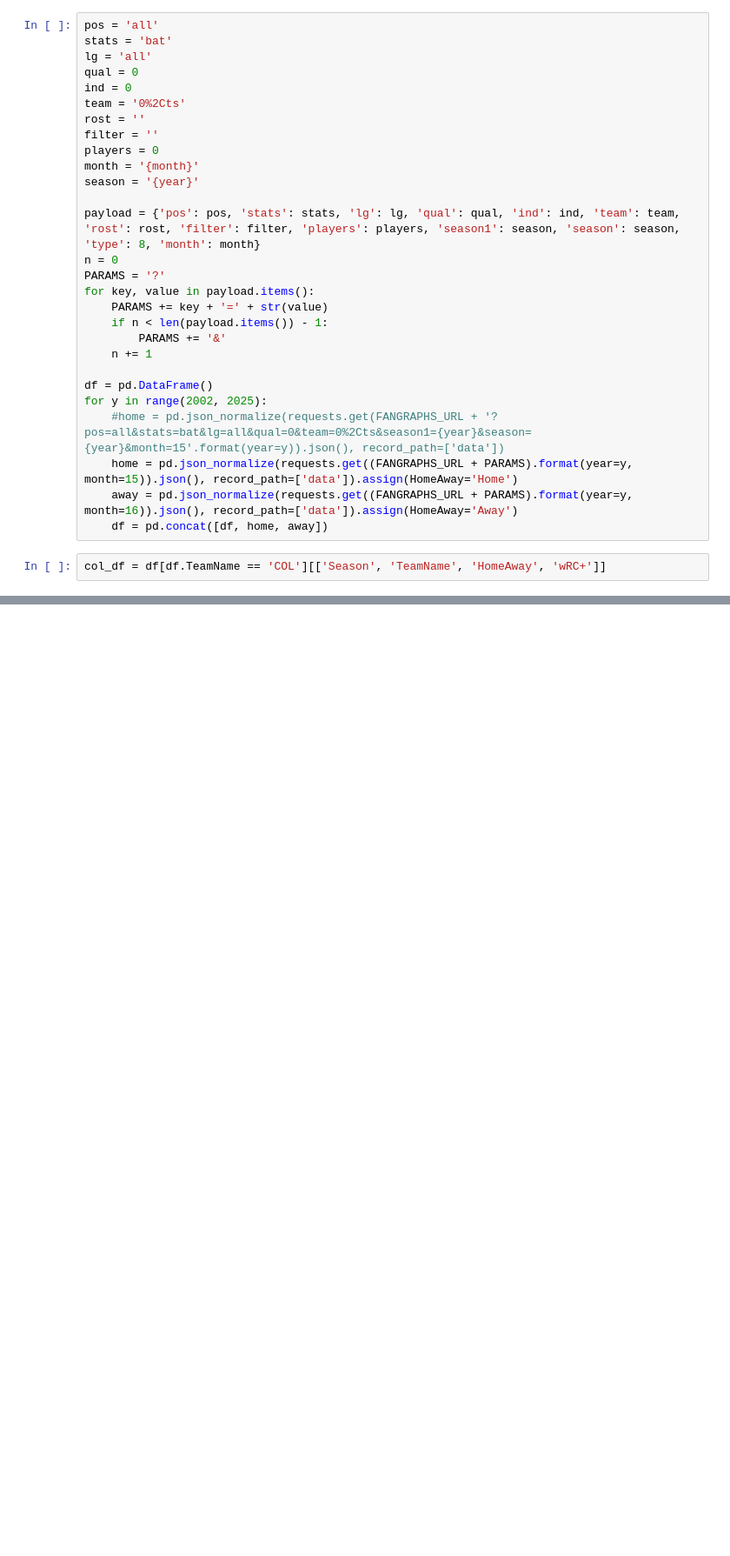
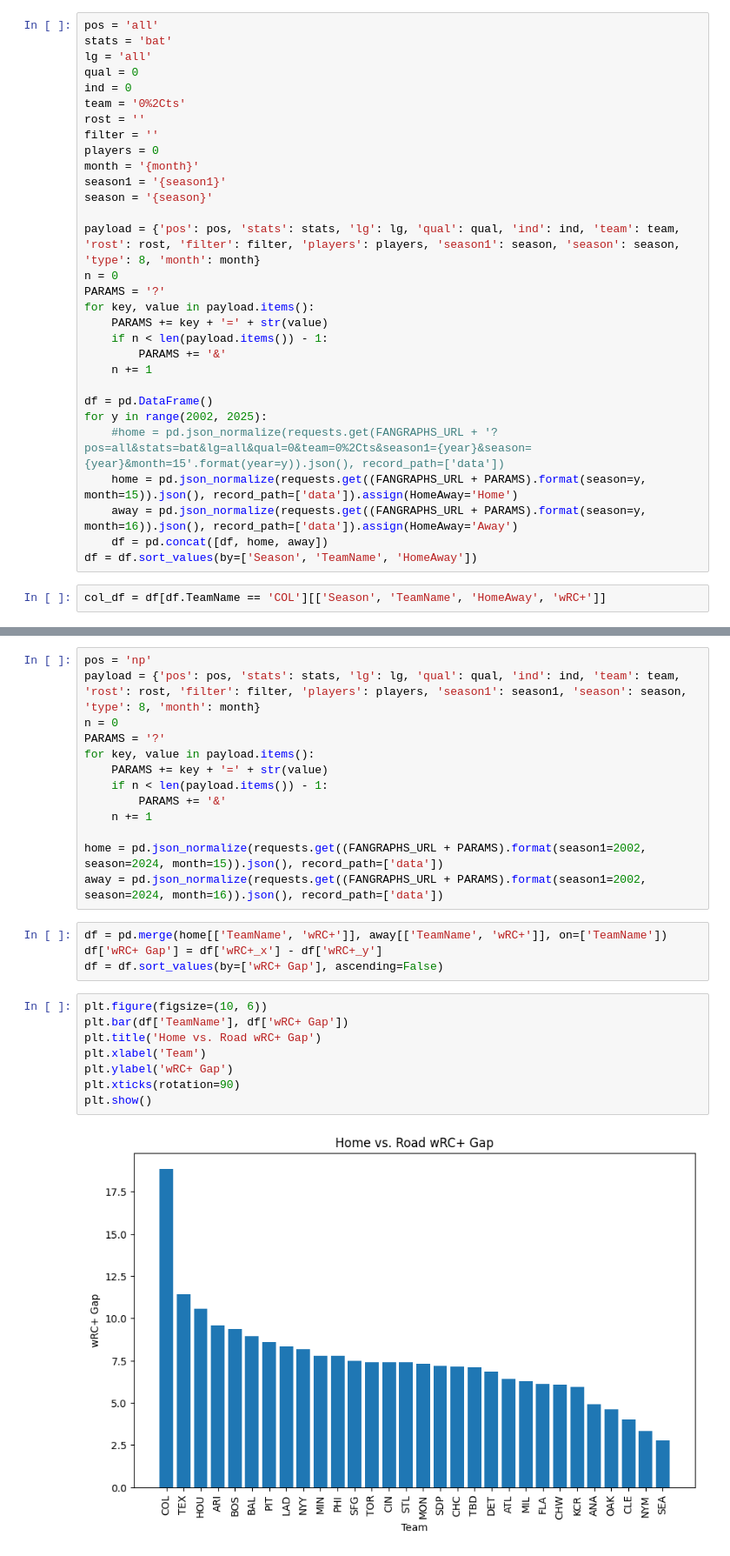
Before and after one commit to skparagas/Coors-Hangover-Effect, a Jupyter notebook: fangraphs.ipynb, the cells around one changed output, grey strips where cells are left out. Shown at 87% size. Saved outputs shown, nothing was run; the diff lists cells and outputs as text; blank space fills up the shorter version.

```diff
--- a/fangraphs.ipynb
+++ b/fangraphs.ipynb
@@ -26,7 +25,8 @@ rost = ''
 filter = ''
 players = 0
 month = '{month}'
-season = '{year}'
+season1 = '{season1}'
+season = '{season}'
 
 payload = {'pos': pos, 'stats': stats, 'lg': lg, 'qual': qual, 'ind': ind, 'team': team, 'rost': rost, 'filter': filter, 'players': players, 'season1': season, 'season': season, 'type': 8, 'month': month}
 n = 0
@@ -40,9 +40,10 @@ for key, value in payload.items():
 df = pd.DataFrame()
 for y in range(2002, 2025):
     #home = pd.json_normalize(requests.get(FANGRAPHS_URL + '?pos=all&stats=bat&lg=all&qual=0&team=0%2Cts&season1={year}&season={year}&month=15'.format(year=y)).json(), record_path=['data'])
-    home = pd.json_normalize(requests.get((FANGRAPHS_URL + PARAMS).format(year=y, month=15)).json(), record_path=['data']).assign(HomeAway='Home')
-    away = pd.json_normalize(requests.get((FANGRAPHS_URL + PARAMS).format(year=y, month=16)).json(), record_path=['data']).assign(HomeAway='Away')
+    home = pd.json_normalize(requests.get((FANGRAPHS_URL + PARAMS).format(season=y, month=15)).json(), record_path=['data']).assign(HomeAway='Home')
+    away = pd.json_normalize(requests.get((FANGRAPHS_URL + PARAMS).format(season=y, month=16)).json(), record_path=['data']).assign(HomeAway='Away')
     df = pd.concat([df, home, away])
+df = df.sort_values(by=['Season', 'TeamName', 'HomeAway'])
 # %%
 col_df = df[df.TeamName == 'COL'][['Season', 'TeamName', 'HomeAway', 'wRC+']]
 # %%
@@ -56,3 +57,30 @@ plt.legend()
 plt.show()
 # %% [output]
 [figure]
+# %%
+pos = 'np'
+payload = {'pos': pos, 'stats': stats, 'lg': lg, 'qual': qual, 'ind': ind, 'team': team, 'rost': rost, 'filter': filter, 'players': players, 'season1': season1, 'season': season, 'type': 8, 'month': month}
+n = 0
+PARAMS = '?'
+for key, value in payload.items():
+    PARAMS += key + '=' + str(value)
+    if n < len(payload.items()) - 1:
+        PARAMS += '&'
+    n += 1
+
+home = pd.json_normalize(requests.get((FANGRAPHS_URL + PARAMS).format(season1=2002, season=2024, month=15)).json(), record_path=['data'])
+away = pd.json_normalize(requests.get((FANGRAPHS_URL + PARAMS).format(season1=2002, season=2024, month=16)).json(), record_path=['data'])
+# %%
+df = pd.merge(home[['TeamName', 'wRC+']], away[['TeamName', 'wRC+']], on=['TeamName'])
+df['wRC+ Gap'] = df['wRC+_x'] - df['wRC+_y']
+df = df.sort_values(by=['wRC+ Gap'], ascending=False)
+# %%
+plt.figure(figsize=(10, 6))
+plt.bar(df['TeamName'], df['wRC+ Gap'])
+plt.title('Home vs. Road wRC+ Gap')
+plt.xlabel('Team')
+plt.ylabel('wRC+ Gap')
+plt.xticks(rotation=90)
+plt.show()
+# %% [output]
+[figure, added]
```
Also changed, not shown: parts of 1 cell of this notebook, 1 other file.
